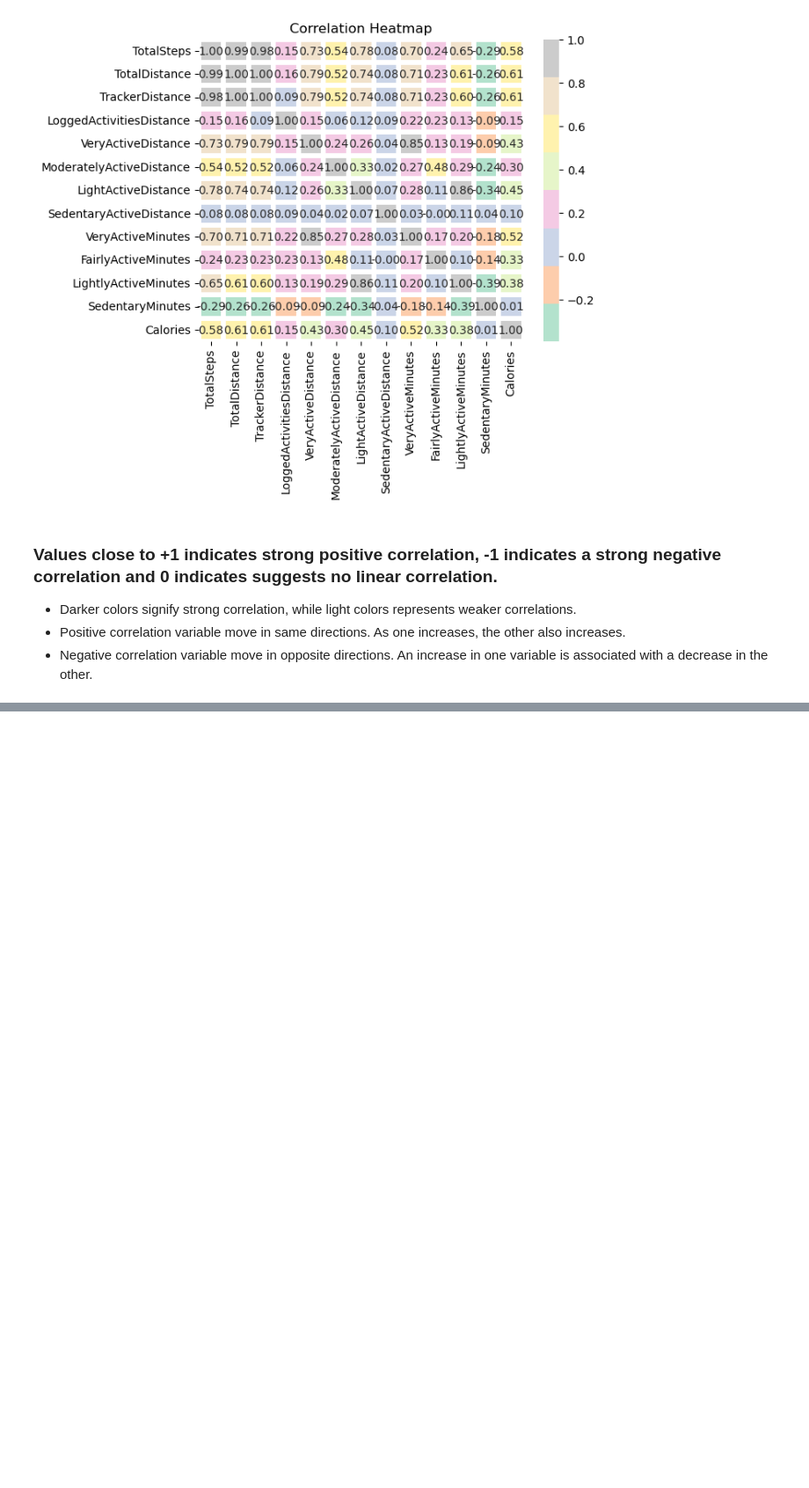
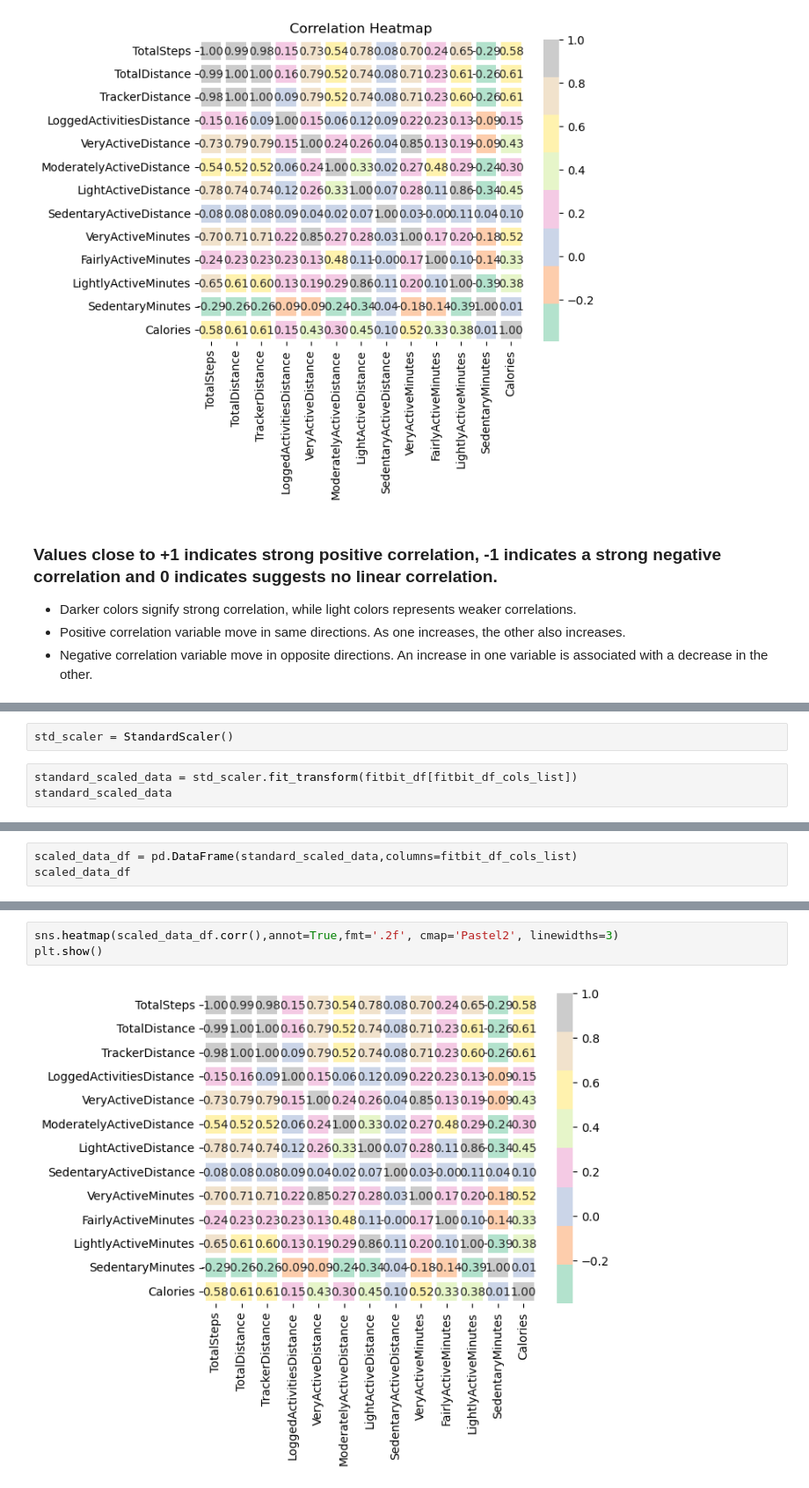
Before and after one commit to ravinnd3/EDA, a Jupyter notebook: Fitbit_EDA.ipynb, the cells around one changed output, grey strips where cells are left out. Shown at 88% size. Saved outputs shown, nothing was run; the diff lists cells and outputs as text; blank space fills up the shorter version.

```diff
--- a/Fitbit_EDA.ipynb
+++ b/Fitbit_EDA.ipynb
@@ -167,0 +177,5 @@ plt.show()
+# %%
+std_scaler = StandardScaler()
+# %%
+standard_scaled_data = std_scaler.fit_transform(fitbit_df[fitbit_df_cols_list])
+standard_scaled_data
@@ -167,0 +196,3 @@ plt.show()
+# %%
+scaled_data_df = pd.DataFrame(standard_scaled_data,columns=fitbit_df_cols_list)
+scaled_data_df
@@ -167,0 +213,5 @@ plt.show()
+# %%
+sns.heatmap(scaled_data_df.corr(),annot=True,fmt='.2f', cmap='Pastel2', linewidths=3)
+plt.show()
+# %% [output]
+[figure, added]
```
Also changed, not shown: parts of 4 cells of this notebook, 1 other file.
